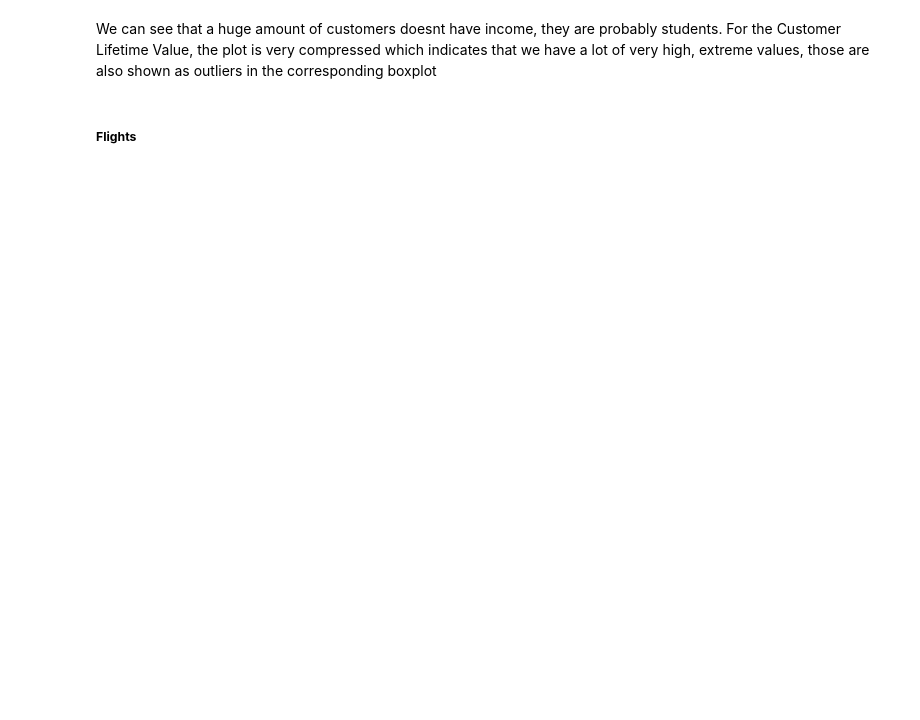
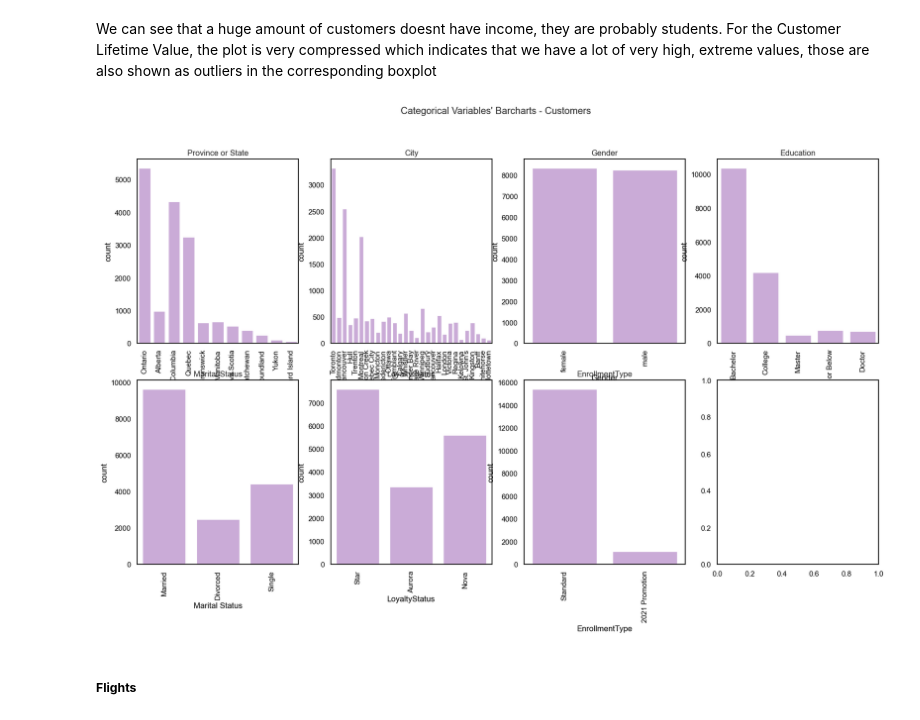
Before and after one commit to barbara-sousa-franco/Data-Mining-Project, a Jupyter notebook: Deliverable 1.ipynb, the cells around one changed output. Saved outputs shown, nothing was run; the diff lists cells and outputs as text; code cells hidden in the pictures; blank space fills up the shorter version.

```diff
--- a/Deliverable 1.ipynb
+++ b/Deliverable 1.ipynb
@@ -733,5 +744,27 @@ plt.show()
 # %% [markdown]
 We can see that a huge amount of customers doesnt have income, they are probably students. For the Customer Lifetime Value, the plot is very compressed which indicates that we have a lot of very high, extreme values, those are also shown as outliers in the corresponding boxplot
+# %%
+customers_categorical = ['Province or State', 'City', 'Gender', 'Education', 'Marital Status', 'LoyaltyStatus', 'EnrollmentType']
+
+fig, axes = plt.subplots(2, ceil(len(customers_categorical) / 2 ), figsize = (20,11))
+
+
+
+for ax, feat in zip(axes.flatten(), customers_categorical):
+    sns.countplot(x=customerDB[feat], ax=ax, color='#CDA4DE')
+    ax.set_title(feat)
+    ax.tick_params(axis='x', rotation=90)
+
+for ax in axes[len(customers_categorical):]:
+    ax.set_visible(False)
+
+
+
+# Add a centered title to the figure:
+plt.suptitle("Categorical Variables' Barcharts - Customers")
+plt.show()
+# %% [output]
+[figure, added]
 # %% [markdown]
 ##### **Flights**
 # %%
```
Also changed, not shown: parts of 47 cells of this notebook.
